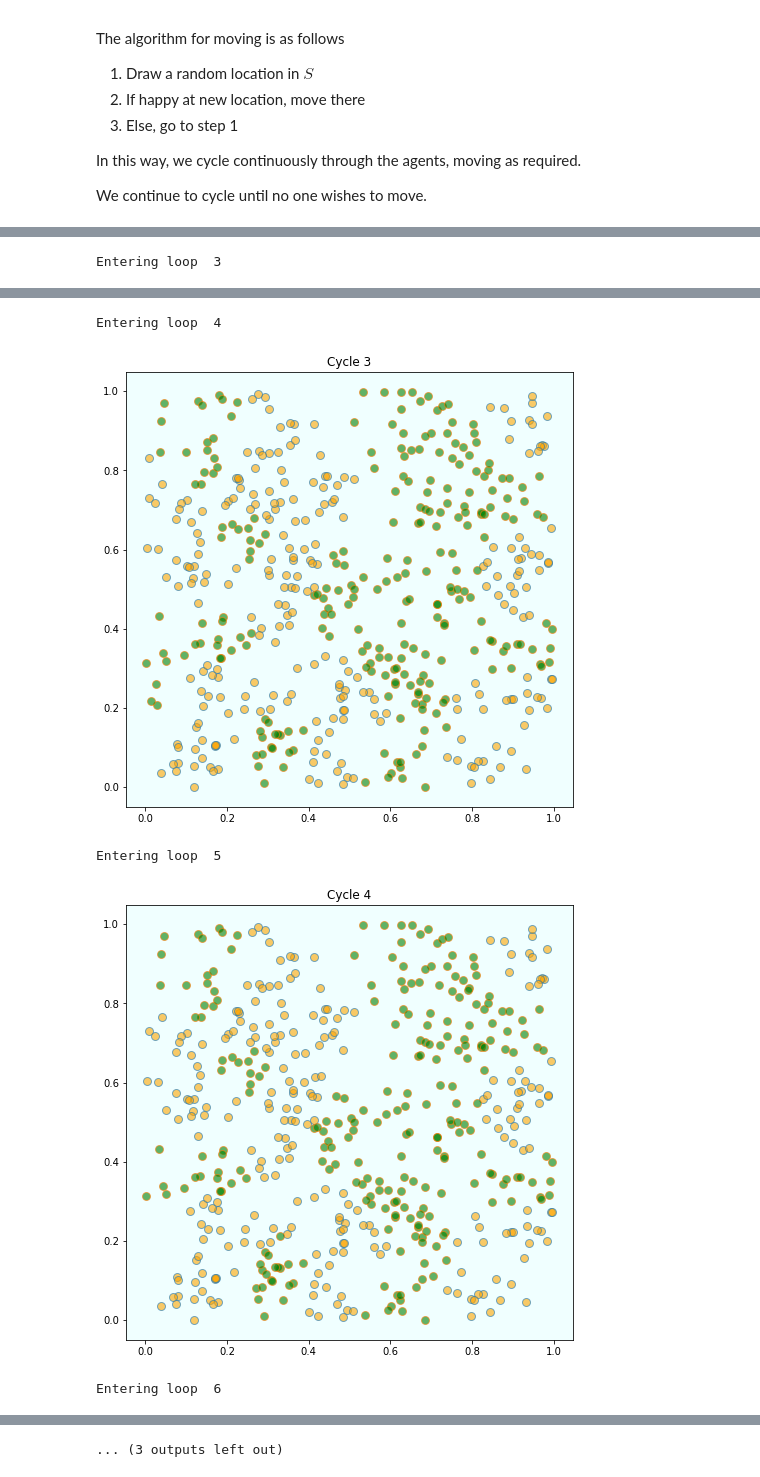
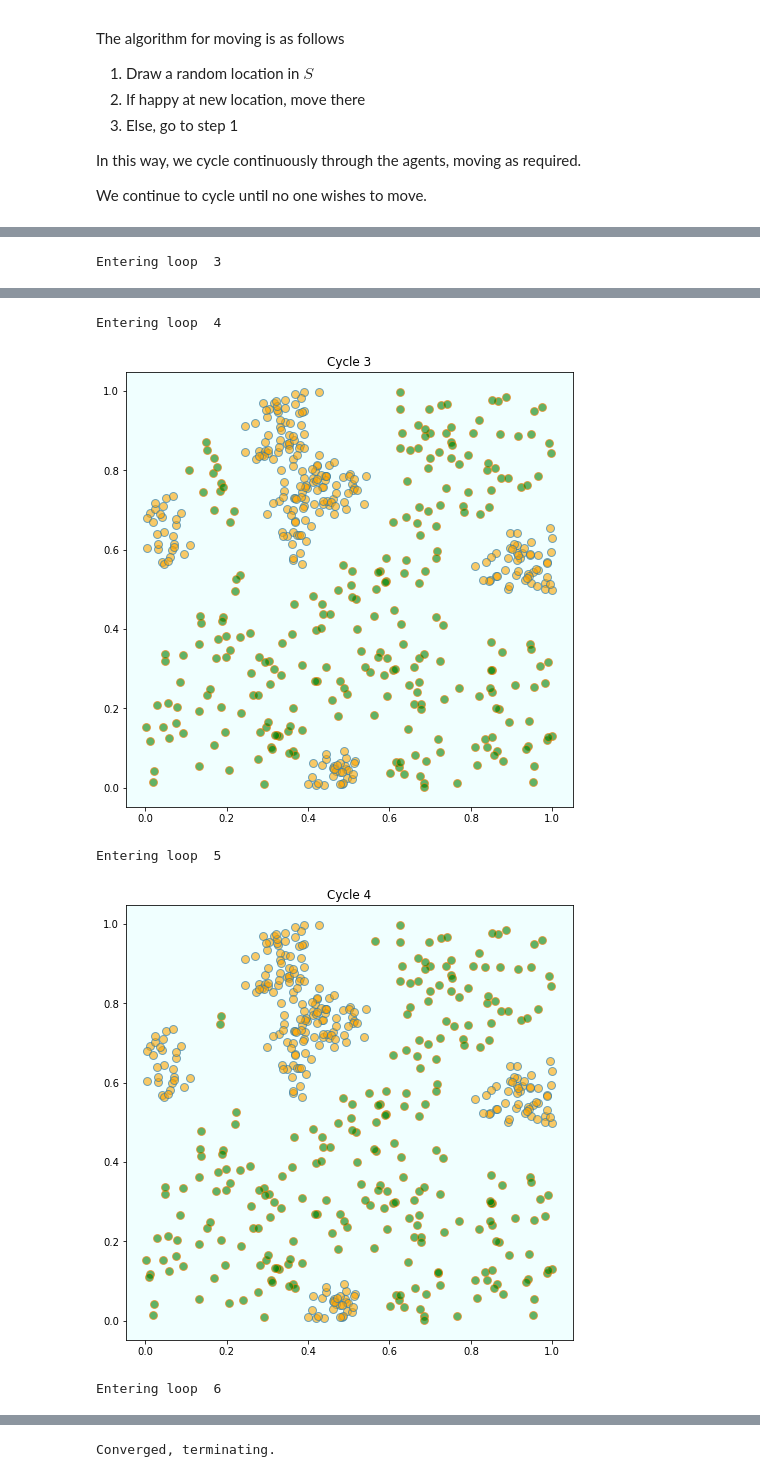
Before and after one commit to dbabichenko/dnid, a Jupyter notebook: Procedurally-generated narrative/SchellingModel.ipynb, the cells around one changed output, grey strips where cells are left out. Saved outputs shown, nothing was run; the diff lists cells and outputs as text; code cells hidden in the pictures.

```diff
--- a/Procedurally-generated narrative/SchellingModel.ipynb
+++ b/Procedurally-generated narrative/SchellingModel.ipynb
@@ -128,7 +127,7 @@ def plot_distribution(agents, cycle_num):
 num_of_type_0 = 250
 num_of_type_1 = 250
 num_neighbors = 10      # Number of agents regarded as neighbors
-require_same_type = 5   # Want at least this many neighbors to be same type
+require_same_type = 8   # Want at least this many neighbors to be same type
 
 # == Create a list of agents == #
 agents = []
@@ -171,5 +170,5 @@ Entering loop  3
 Entering loop  4
-[figure, old version]
+[figure, new version]
 Entering loop  5
-[figure, old version]
+[figure, new version]
 Entering loop  6
@@ -177 +176 @@ Entering loop  6
-... (3 outputs left out)
+Converged, terminating.
```
Also changed, not shown: parts of 2 cells of this notebook, 1 other file.
